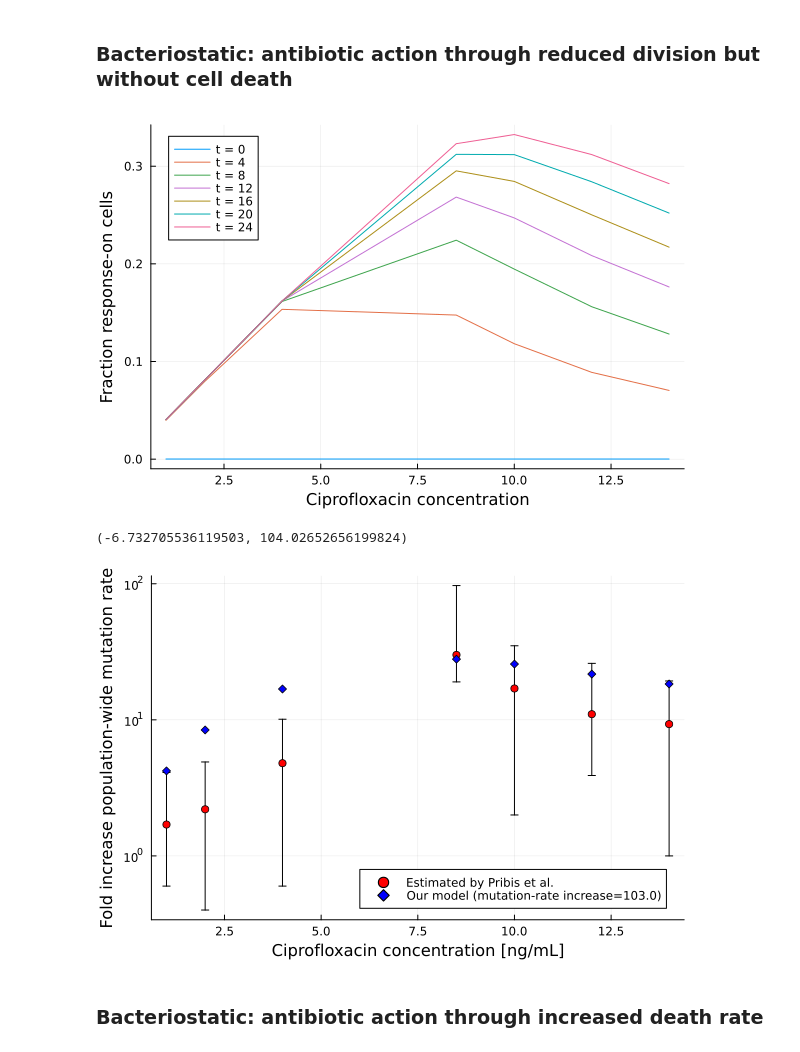
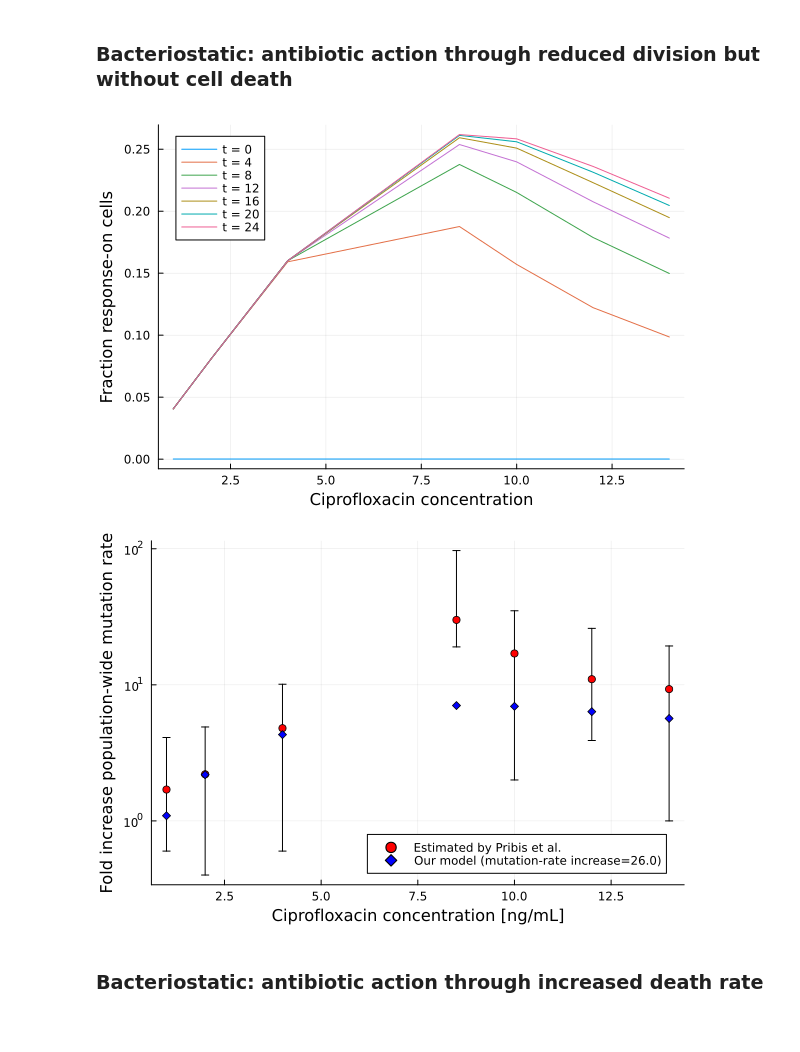
Before and after one commit to LucyL-J/estimu, a Jupyter notebook: dose-dependence.ipynb, the cells around one changed output. Drawn from its saved outputs; the diff is of its cells as text; code cells hidden in the pictures.

Commit message:
Distinuishing between population dynamics with purely exponential growth, and additional stationary phase

```diff
--- a/dose-dependence.ipynb
+++ b/dose-dependence.ipynb
@@ -39,11 +40,9 @@ scatter!(C, M_MLE, yerror=(M_lower, M_upper), lab="", c=:red)
 # %%
 # Population growth dynamics of non-mutants (deterministic)
 # Growth of response-off subpopulation: exponential growth with population growth rate = division-death-switching rate, initial population size N0
-pop_size(t, N0_off, pop_growth) = N0_off*exp(pop_growth*t)
-# With carrying capacity (given by the final population size)
-pop_size(t, N0_off, pop_growth, Nf) = Nf * N0_off * exp(pop_growth*t)/(Nf + N0_off*(exp(pop_growth*t)-1))
+pop_size_exp(t, N0_off, pop_growth) = N0_off*exp(pop_growth*t)
 # Growth of response-on subpopulation: influx from response-off subpopulation plus exponential growth with own net growth rate = division-death rate, initial population size N0_on
-function pop_size(t, N0_off, pop_growth, switching, N0_on, net_growth_on)
+function pop_size_exp(t, N0_off, pop_growth, switching, N0_on, net_growth_on)
     if net_growth_on == pop_growth
         return (N0_off*switching*t + N0_on) * exp(pop_growth*t)
     else
@@ -96,44 +95,47 @@ plot!(lambda_1, x -> alpha_0 + x*scaling_factor, lab="Linear least squares fit")
 # %% [markdown]
 ### Bacteriostatic: antibiotic action through reduced division but without cell death
 # %%
-lambda_max = 1.
-function pop_dyn(c)
+gamma_on_rel = 0.1/lambda_max
+delta_on = 0.1
+
+# Calculate the population dynamic parameters depending on the concentration for bacteriostatic drug
+function pop_dyn_paras(c)
+    # Population growth rate -> dose-repsonse curve
     pop_growth = growth_rate(lambda_max, c, IC50, hill_coeff)
+    # Decrease in population growth rate due to change in division rate off-cells and switching rate
     gamma_off = pop_growth/(1 - c*scaling_factor)
     switching = switching_rate(gamma_off, c, scaling_factor)
+    # Optionally, change in division rate on-cells (rel. division rate is fixed)
     gamma_on = gamma_off*gamma_on_rel
     return pop_growth, switching, gamma_on
 end
-function pop_sizes(t, c)
-    pop_growth, switching, gamma_on = pop_dyn(c)
-    n_on = pop_size(t, N0_off, pop_growth, switching, N0_on, gamma_on-delta_on)
-    n_off = pop_size(t, N0_off, pop_growth)
+function pop_sizes_exp(t, c)
+    pop_growth, switching, gamma_on = pop_dyn_paras(c)
+    n_on = pop_size_exp(t, N0_off, pop_growth, switching, N0_on, gamma_on-delta_on)
+    n_off = pop_size_exp(t, N0_off, pop_growth)
     return n_on, n_off
 end
-function fraction_on(t, c)
-    n_on, n_off = pop_sizes(t, c)
+function fraction_on_exp(t, c)
+    n_on, n_off = pop_sizes_exp(t, c)
     return n_on / (n_on + n_off)
 end
 P_f = plot(xlab="Ciprofloxacin concentration", ylab="Fraction response-on cells")
 for y in 0:4:24
-    plot!(C, x -> fraction_on(y, x), lab="t = $y")
+    plot!(C, x -> fraction_on_exp(y, x), lab="t = $y")
 end
 P_f
 # %% [output]
-[figure, old version]
+[figure, new version]
 # %%
-tf = 12
-F = [fraction_on(tf, x) for x in C]
-i, m = linear_fit(F, M_MLE)
-print((i, m))
+F = [fraction_on_exp(tf, x) for x in C]
+i, m = linear_fit(F[1:3], M_MLE[1:3])
 M = F .* m
 mu_inc = m - 1
 P_M = plot(ylab="Fold increase population-wide mutation rate", xlab="Ciprofloxacin concentration [ng/mL]", yscale=:log10, legend=:bottomright)
 scatter!(C, M_MLE, yerror=(M_lower, M_upper), lab="Estimated by Pribis et al.", c=:red)
 scatter!(C, M, lab="Our model (mutation-rate increase=$(round(mu_inc)))", marker=:d, c=:blue)
 # %% [output]
-(-6.732705536119503, 104.02652656199824)
-[figure, old version]
+[figure, new version]
 # %% [markdown]
 ### Bacteriostatic: antibiotic action through increased death rate
 # %%
```
Also changed, not shown: parts of 8 cells of this notebook, 1 other file.
